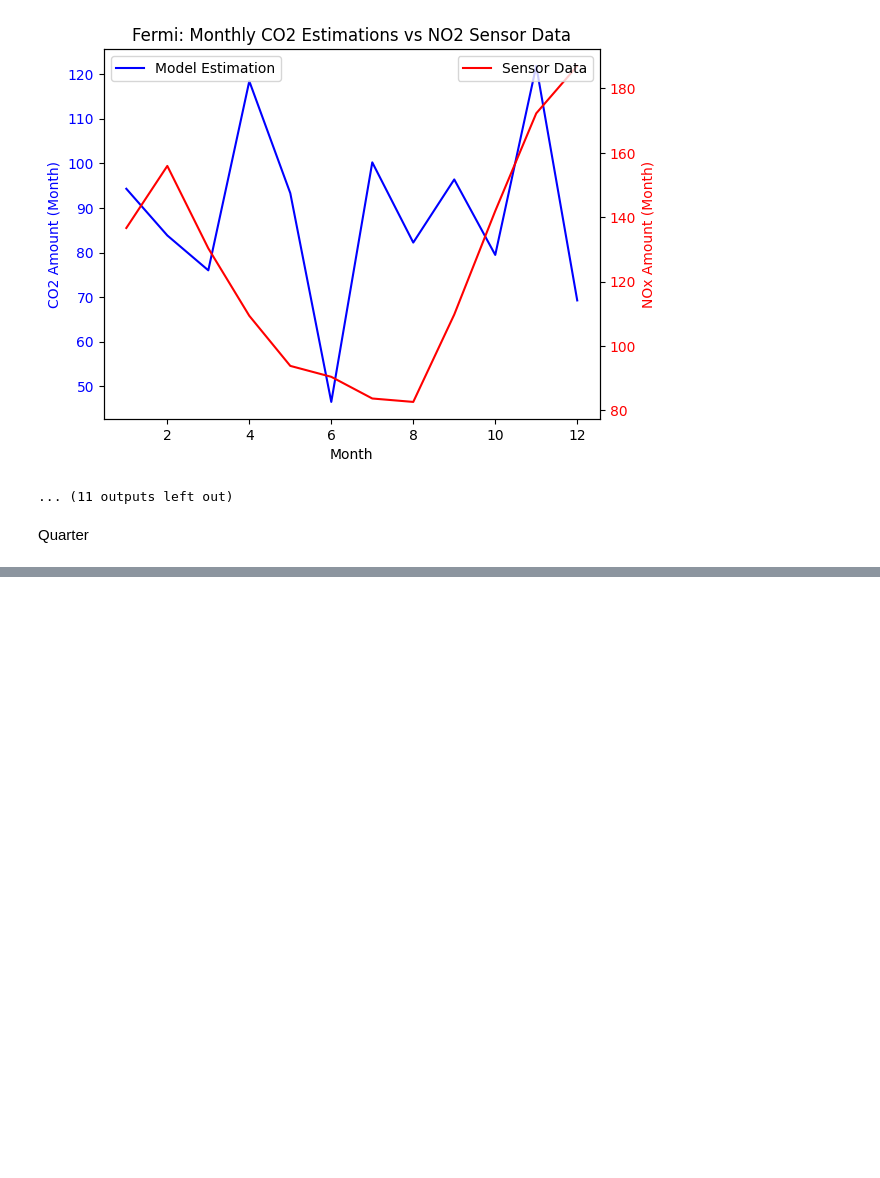
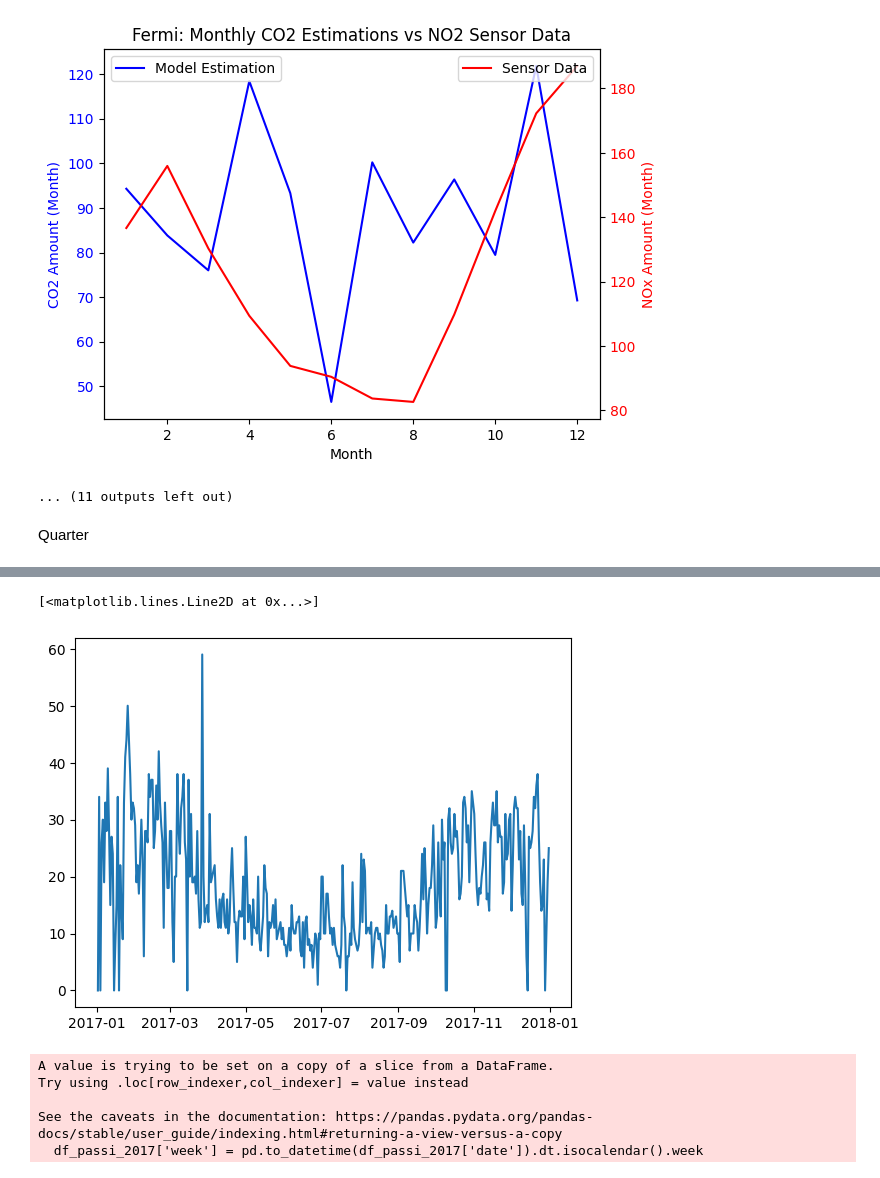
Before and after one commit to baygaliyev/eide, a Jupyter notebook: validation_of_emission_model.ipynb, the cells around one changed output, grey strips where cells are left out. Cells and saved outputs as stored; diff of their text form; code cells hidden in the pictures; blank space fills up the shorter version.

```diff
--- a/validation_of_emission_model.ipynb
+++ b/validation_of_emission_model.ipynb
@@ -977,0 +996,3 @@ Time: 190 seconds
+# %%
+df_passi = pd.read_csv('/content/drive/MyDrive/Colab Notebooks/phd_data/validation/passi_pisa_air_quality.csv')
+df_passi.head()
@@ -977,0 +1006,3 @@ Time: 190 seconds
+# %%
+df_passi.replace(np.nan, 0, inplace=True)
+df_passi
@@ -977,0 +1023,3 @@ Time: 190 seconds
+# %%
+df_passi.no2 = df_passi.no2.apply(np.int64)
+df_passi.no2.info()
@@ -977,0 +1041,9 @@ Time: 190 seconds
+# %%
+# Convert the 'date' column to datetime format
+df_passi['date'] = pd.to_datetime(df_passi['date'], format='%Y/%m/%d')
+
+# Sort the DataFrame based on the 'date' column
+df_sorted = df_passi.sort_values(by='date')
+
+# Filter rows where the year is 2017
+df_passi_2017 = df_sorted[df_sorted['date'].dt.year == 2017]
@@ -977,0 +1059,20 @@ Time: 190 seconds
+# %%
+import matplotlib
+import matplotlib.pyplot as plt
+
+plt.plot(df_passi_2017.date, df_passi_2017['no2'])
+# %% [output]
+[<matplotlib.lines.Line2D at 0x...>]
+[figure, added]
+# %%
+# Aggregating NO2 data to weekly averages
+df_passi_2017['week'] = pd.to_datetime(df_passi_2017['date']).dt.isocalendar().week
+
+# Group NO2 data by week and take mean
+weekly_no2_passi_sensor = df_passi_2017.groupby(['week'])['no2'].mean().reset_index()
+# %% [output]
+A value is trying to be set on a copy of a slice from a DataFrame.
+Try using .loc[row_indexer,col_indexer] = value instead
+
+See the caveats in the documentation: https://pandas.pydata.org/pandas-docs/stable/user_guide/indexing.html#returning-a-view-versus-a-copy
+  df_passi_2017['week'] = pd.to_datetime(df_passi_2017['date']).dt.isocalendar().week
```
Also changed, not shown: parts of 112 cells of this notebook, 9 other files.
